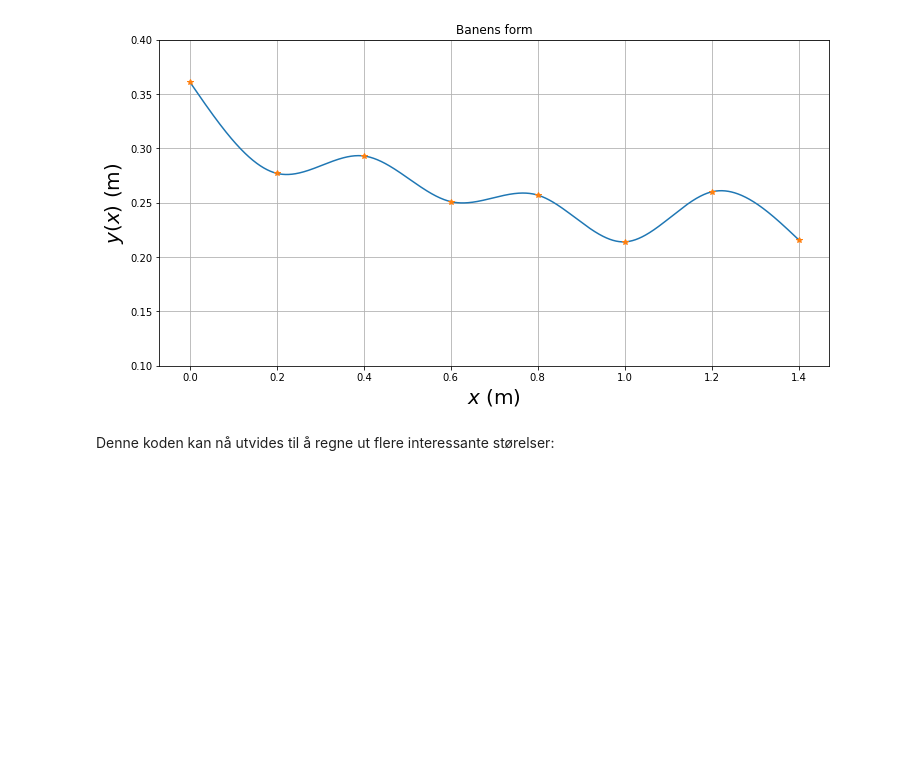
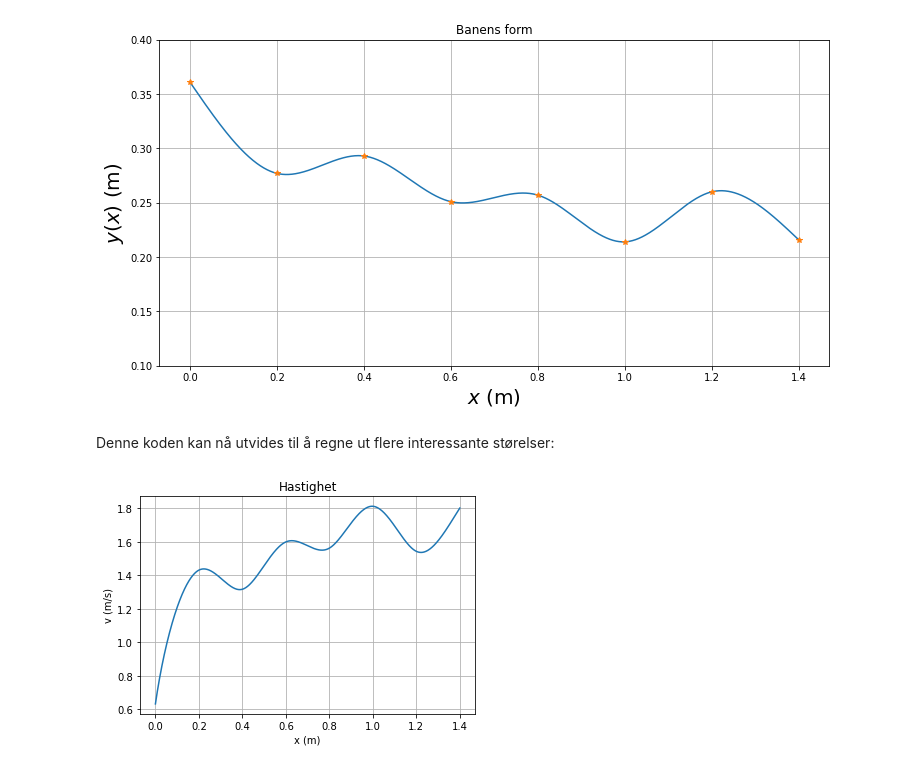
Before and after one commit to nerok/TFY4125-305-1, a Jupyter notebook: cubicspline.ipynb, the cells around one changed output. Drawn from its saved outputs; the diff is of its cells as text; code cells hidden in the pictures; blank space fills up the shorter version.

```diff
--- a/cubicspline.ipynb
+++ b/cubicspline.ipynb
@@ -85,3 +85,14 @@ x_0 = 0
 # %%
 def speed(x):
     return np.sqrt(2*g*(y_0-cs(x))/1+c)
+# %%
+v = speed(x)
+plt.plot(x, v)
+plt.title('Hastighet')
+plt.ylabel('v (m/s)')
+plt.xlabel('x (m)')
+plt.grid()
+plt.draw()
+plt.show()
+# %% [output]
+[figure, added]
```
Also changed, not shown: parts of 7 cells of this notebook.
